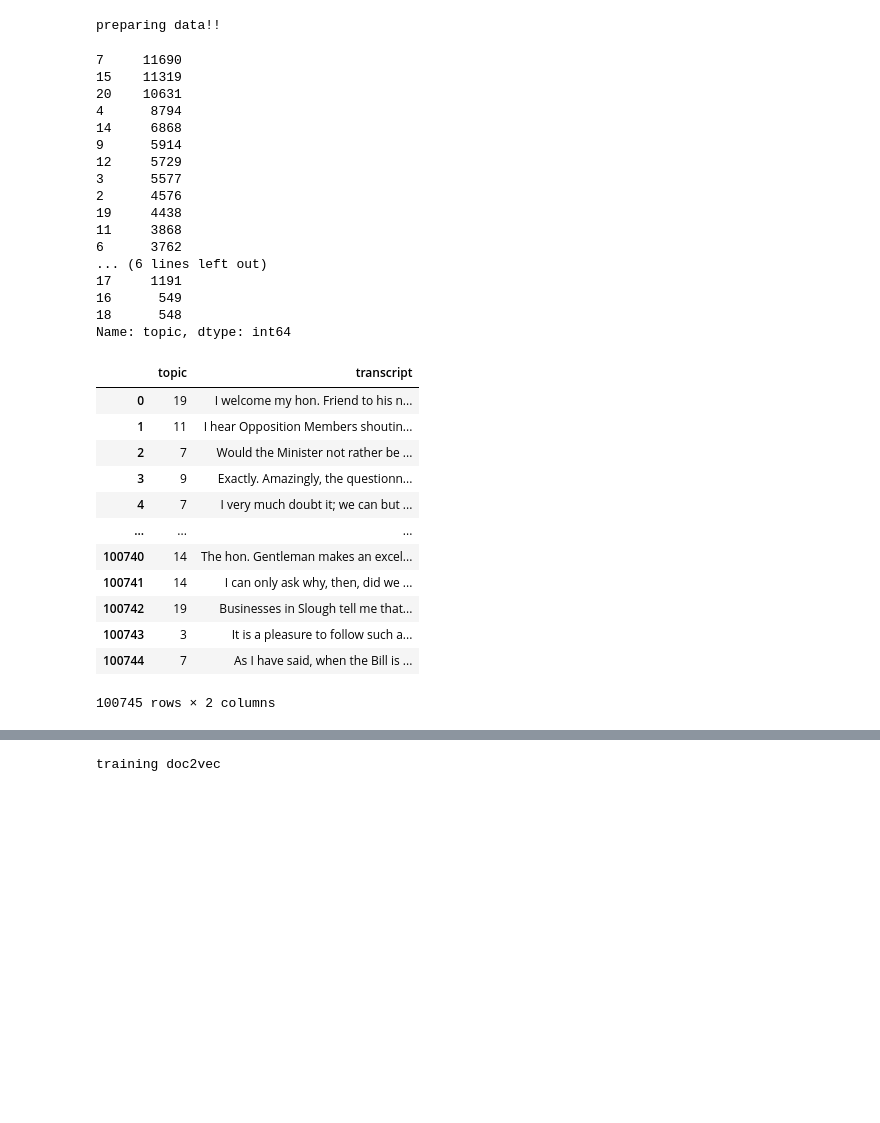
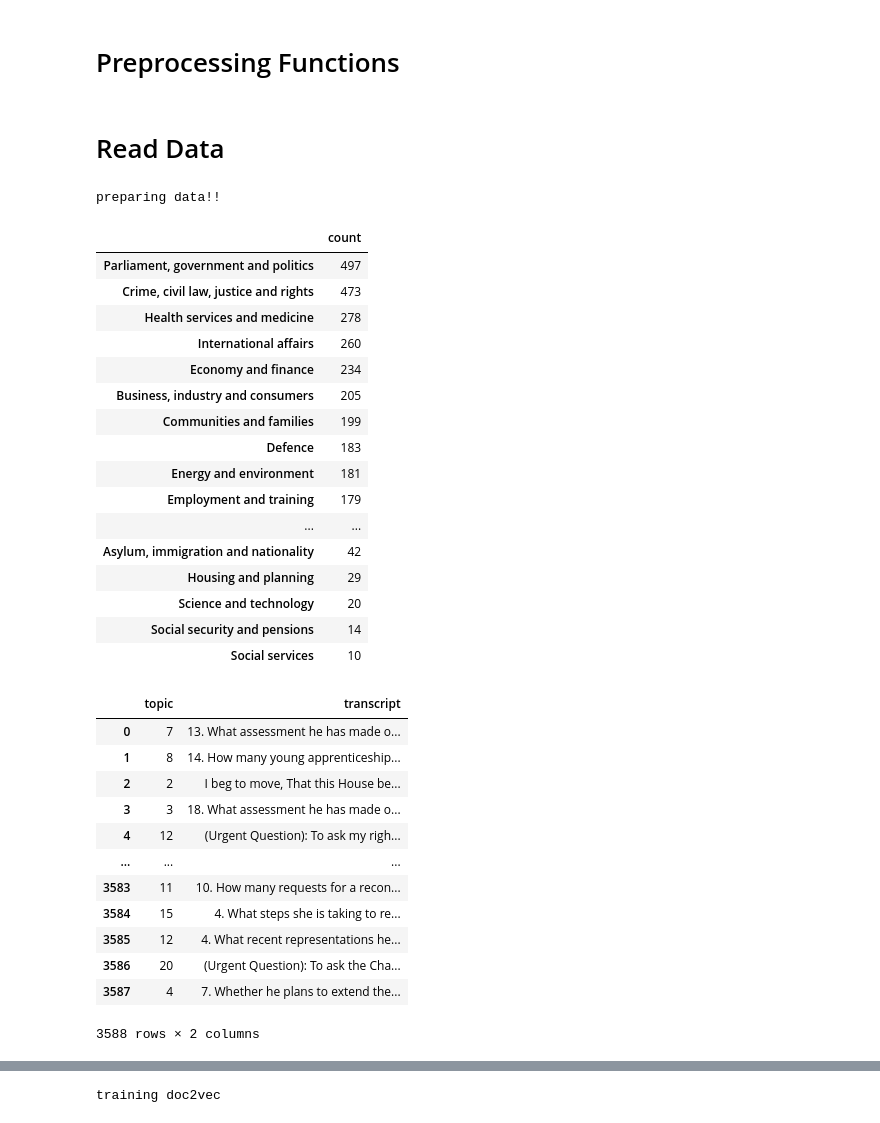
Before and after one commit to kaushik-rohit/news_analysis, a Jupyter notebook: news_analysis/topics/doc2vec_train.ipynb, the cells around one changed output, grey strips where cells are left out. Drawn from its saved outputs; the diff is of its cells as text; code cells hidden in the pictures; blank space fills up the shorter version.

```diff
--- a/news_analysis/topics/doc2vec_train.ipynb
+++ b/news_analysis/topics/doc2vec_train.ipynb
@@ -14,3 +17,5 @@ import tensorflow as tf
+# %% [markdown]
+# Preprocessing Functions
 # %%
 topics_index_to_name_map = {
     0: 'Agriculture, animals, food and rural affairs',
@@ -63,55 +62,59 @@ def preprocess(topic):
         return topics_name_to_index_map[t]
 
     return topics_name_to_index_map[topic]
+# %% [markdown]
+# Read Data
 # %%
 print('preparing data!!')
-df1 = pd.read_csv('./data/2011_speech.csv')
-df2 = pd.read_csv('./data/2012_speech.csv')
-df3 = pd.read_csv('./data/2013_speech.csv')
+df2 = pd.read_csv('./data/2012_debate.csv')
+df3 = pd.read_csv('./data/2013_debate.csv')
 df = pd.concat([df2, df3])
-df = df.drop(['date'], axis=1)
+# df = df.drop(['date'], axis=1)
 df = df.drop(df[df.topic == 'admin'].index)
 df = df.drop(df[df.transcript.str.split().map(len) < 10].index)
 df['topic'] = df.apply(lambda row: preprocess(row['topic']), axis=1)
 # %% [output]
 preparing data!!
-# %%
-df['topic'].value_counts()
-# %% [output]
-7     11690
-15    11319
-20    10631
-4      8794
-14     6868
-9      5914
-12     5729
-3      5577
-2      4576
-19     4438
-11     3868
-6      3762
-... (6 lines left out)
-17     1191
-16      549
-18      548
-Name: topic, dtype: int64
+# %%
+counts = df['topic'].value_counts()
+topic_counts = {topics_index_to_name_map[key]: counts[key] for key in counts.keys()}
+counts_df = pd.DataFrame.from_dict(topic_counts, orient='index', columns=['count'])
+counts_df
+# %% [output]
+|  | count |
+| Parliament, government and politics | 497 |
+| Crime, civil law, justice and rights | 473 |
+| Health services and medicine | 278 |
+| International affairs | 260 |
+| Economy and finance | 234 |
+| Business, industry and consumers | 205 |
+| Communities and families | 199 |
+| Defence | 183 |
+| Energy and environment | 181 |
+| Employment and training | 179 |
+| ... | ... |
+| Asylum, immigration and nationality | 42 |
+| Housing and planning | 29 |
+| Science and technology | 20 |
+| Social security and pensions | 14 |
+| Social services | 10 |
 # %%
 df = df.sample(frac=1).reset_index(drop=True)
 df
 # %% [output]
 |  | topic | transcript |
-| 0 | 19 | I welcome my hon. Friend to his n... |
-| 1 | 11 | I hear Opposition Members shoutin... |
-| 2 | 7 | Would the Minister not rather be ... |
-| 3 | 9 | Exactly. Amazingly, the questionn... |
-| 4 | 7 | I very much doubt it; we can but ... |
+| 0 | 7 | 13. What assessment he has made o... |
+| 1 | 8 | 14. How many young apprenticeship... |
+| 2 | 2 | I beg to move, That this House be... |
+| 3 | 3 | 18. What assessment he has made o... |
+| 4 | 12 | (Urgent Question): To ask my righ... |
 | ... | ... | ... |
-| 100740 | 14 | The hon. Gentleman makes an excel... |
-| 100741 | 14 | I can only ask why, then, did we ... |
-| 100742 | 19 | Businesses in Slough tell me that... |
-| 100743 | 3 | It is a pleasure to follow such a... |
-| 100744 | 7 | As I have said, when the Bill is ... |
+| 3583 | 11 | 10. How many requests for a recon... |
+| 3584 | 15 | 4. What steps she is taking to re... |
+| 3585 | 12 | 4. What recent representations he... |
+| 3586 | 20 | (Urgent Question): To ask the Cha... |
+| 3587 | 4 | 7. Whether he plans to extend the... |
-100745 rows × 2 columns
+3588 rows × 2 columns
 # %%
 X = df['transcript'].values
 Y = df['topic'].values
```
Also changed, not shown: parts of 19 cells of this notebook, 1 other file.
